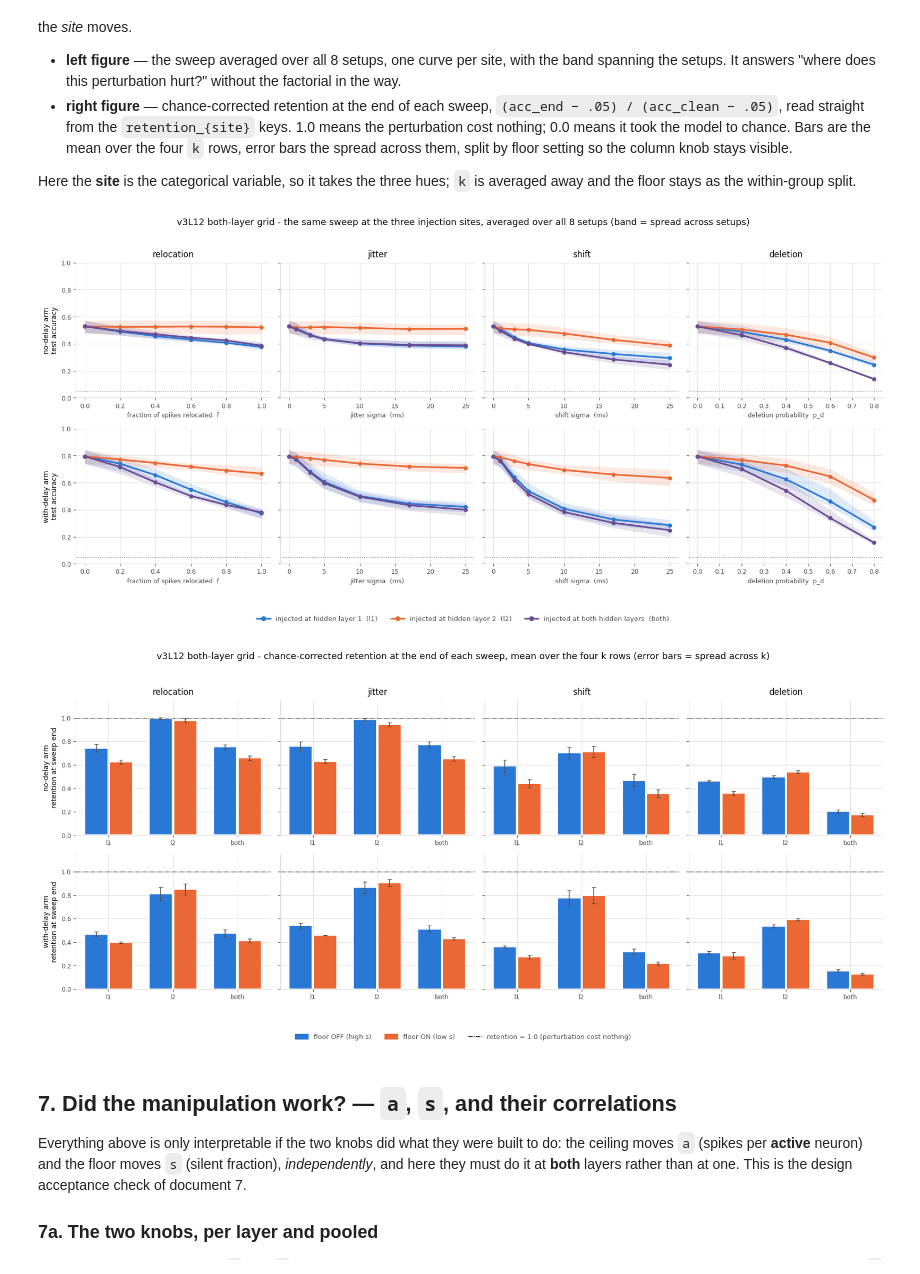
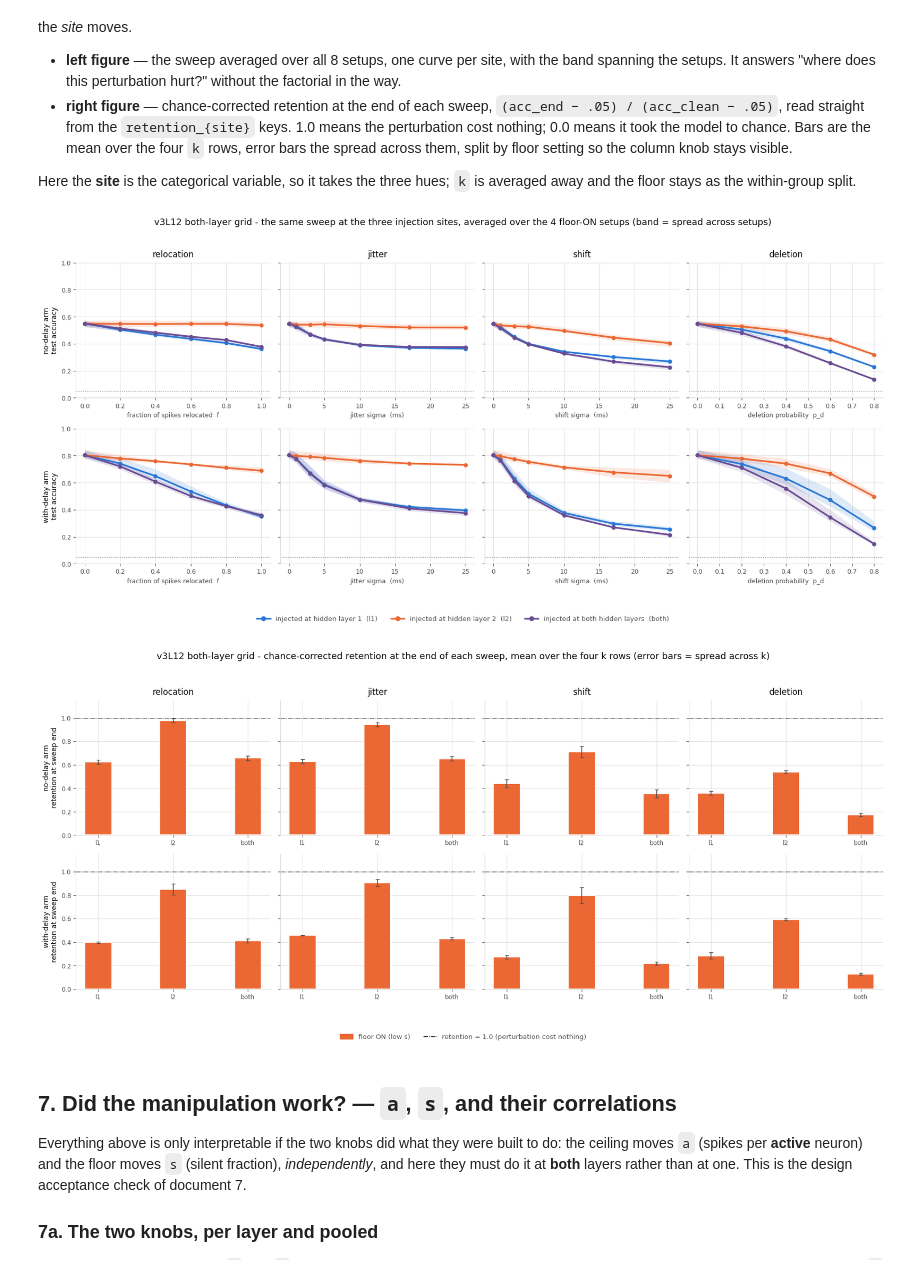
Before and after one commit to Laaaaack/beyond-beyond-rate, a Jupyter notebook: my_project/exp_sparse_network/result_visualization/bothLayer/results_visualization.ipynb, the cells around one changed output. Saved outputs shown, nothing was run; the diff lists cells and outputs as text; code cells hidden in the pictures.

```diff
--- a/my_project/exp_sparse_network/result_visualization/bothLayer/results_visualization.ipynb
+++ b/my_project/exp_sparse_network/result_visualization/bothLayer/results_visualization.ipynb
@@ -317,11 +340,12 @@ for col, (arm, arm_label) in enumerate(ARMS):
     axis.text(0.99, 0.99, caption, transform=axis.transAxes, ha="right",
               va="top", fontsize=8.5, color=INK)
 
-    for index, floor in enumerate([0.0, 1.0]):
+    drawn_floors = floor_levels()
+    for index, floor in enumerate(drawn_floors):
         rows = [per_setup[f"k{k:g}_floor{floor:g}"] for k in levels]
         means = [row["clean_acc"] for row in rows]
         errs = [row["clean_acc_std"] for row in rows]
-        offset = (index - 0.5) * (width + 0.02)
+        offset = bar_offset(index, len(drawn_floors), width)
         axis.bar(positions + offset, means, width, yerr=errs, capsize=3,
                  color=FLOOR_COLOUR[floor], edgecolor="#fcfcfb", linewidth=1.5,
                  error_kw=dict(ecolor=INK_MUTED, lw=1.2), zorder=2)
@@ -341,9 +365,10 @@ for col, (arm, arm_label) in enumerate(ARMS):
 
 axes[0].set_ylim(0.0, 1.0)
 
-handles = [
-    plt.Rectangle((0, 0), 1, 1, color=FLOOR_COLOUR[0.0], label="floor OFF (high s)"),
-    plt.Rectangle((0, 0), 1, 1, color=FLOOR_COLOUR[1.0], label="floor ON (low s)"),
+handles = [plt.Rectangle((0, 0), 1, 1, color=FLOOR_COLOUR[floor],
+                        label=FLOOR_LABEL[floor])
+           for floor in floor_levels()]
+handles += [
     plt.Line2D([], [], color=INK, linestyle="-.", linewidth=1.8,
                label="non-sparse baseline"),
     plt.Line2D([], [], color=INK_MUTED, linewidth=1, linestyle=":",
@@ -556,14 +579,16 @@ for row, (arm, arm_label) in enumerate(ARMS):
         axis = axes[row][col]
         per_setup = load_per_setup(arm, folder, stem)
 
+        drawn_setups = [entry for entry in per_setup.values()
+                        if show_floor(entry["floor_strength"])]
         for site, site_label in SITES:
             field = f"{prefix}_{site}"
-            first = next(iter(per_setup.values()))[field]
+            first = drawn_setups[0][field]
             grid = np.array([float(point) for point in first])
             # One row per setup, so the band is the spread across the grid cells
             # rather than across seeds -- the seeds are already averaged in.
             curves = np.array([[entry[field][p]["mean"] for p in entry[field]]
-                               for entry in per_setup.values()])
+                               for entry in drawn_setups])
             axis.plot(grid, curves.mean(axis=0), color=SITE_COLOUR[site],
                       linewidth=2.4, marker="o", markersize=5, zorder=3)
             axis.fill_between(grid, curves.min(axis=0), curves.max(axis=0),
@@ -584,13 +609,16 @@ handles = [plt.Line2D([], [], color=SITE_COLOUR[site], linewidth=2.5, marker="o"
            for site, site_label in SITES]
 figure.legend(handles=handles, loc="lower center", ncol=3, frameon=False,
               fontsize=9.5, labelcolor=INK_MUTED, bbox_to_anchor=(0.5, -0.04))
+# The average is over whichever setups are on display, so name the count.
+n_drawn = len(k_levels(ARMS[0][0])) * len(floor_levels())
+setup_note = "all 8 setups" if SHOW_FLOOR_OFF else f"the {n_drawn} floor-ON setups"
 figure.suptitle("v3L12 both-layer grid - the same sweep at the three injection "
-                "sites, averaged over all 8 setups (band = spread across setups)",
+                f"sites, averaged over {setup_note} (band = spread across setups)",
                 fontsize=13, color=INK)
 figure.tight_layout(rect=(0, 0.05, 1, 0.96))
 plt.show()
 # %% [output]
-[figure, old version]
+[figure, new version]
 # %%
 figure, axes = plt.subplots(2, 4, figsize=(17, 7.6), sharey=True)
 width = 0.36
@@ -602,45 +630,47 @@ for row, (arm, arm_label) in enumerate(ARMS):
         per_setup = load_per_setup(arm, folder, stem)
         positions = np.arange(len(SITES))
 
-        for index, floor in enumerate([0.0, 1.0]):
+        drawn_floors = floor_levels()
+        for index, floor in enumerate(drawn_floors):
             means, errs = [], []
             for site, _ in SITES:
                 values = [per_setup[f"k{k:g}_floor{floor:g}"][f"retention_{site}"]
                           for k in levels]
                 means.append(float(np.mean(values)))
                 errs.append(float(np.std(values)))
-            offset = (index - 0.5) * (width + 0.02)
+            offset = bar_offset(index, len(drawn_floors), width)
             axis.bar(positions + offset, means, width, yerr=errs, capsize=3,
                      color=FLOOR_COLOUR[floor], edgecolor="#fcfcfb", linewidth=1.5,
                      error_kw=dict(ecolor=INK_MUTED, lw=1.2), zorder=2)
 
         axis.axhline(1.0, color=INK, linewidth=1, linestyle="-.", alpha=0.6)
         axis.set_xticks(positions)
         axis.set_xticklabels([site for site, _ in SITES])
         style_axis(axis)
         if col == 0:
             axis.set_ylabel(f"{arm_label}\nretention at sweep end", fontsize=10,
                             color=INK)
         if row == 0:
             axis.set_title(label, fontsize=12, color=INK, pad=8)
 
 axes[0][0].set_ylim(0.0, 1.15)
 
-handles = [
-    plt.Rectangle((0, 0), 1, 1, color=FLOOR_COLOUR[0.0], label="floor OFF (high s)"),
-    plt.Rectangle((0, 0), 1, 1, color=FLOOR_COLOUR[1.0], label="floor ON (low s)"),
+handles = [plt.Rectangle((0, 0), 1, 1, color=FLOOR_COLOUR[floor],
+                        label=FLOOR_LABEL[floor])
+           for floor in floor_levels()]
+handles += [
     plt.Line2D([], [], color=INK, linestyle="-.", linewidth=1,
                label="retention = 1.0 (perturbation cost nothing)"),
 ]
 figure.legend(handles=handles, loc="lower center", ncol=3, frameon=False,
               fontsize=9.5, labelcolor=INK_MUTED, bbox_to_anchor=(0.5, -0.05))
 figure.suptitle("v3L12 both-layer grid - chance-corrected retention at the end of "
                 "each sweep, mean over the four k rows (error bars = spread "
                 "across k)", fontsize=13, color=INK)
 figure.tight_layout(rect=(0, 0.05, 1, 0.95))
 plt.show()
 # %% [output]
-[figure, old version]
+[figure, new version]
 # %% [markdown]
 ## 7. Did the manipulation work? — `a`, `s`, and their correlations
 
```
Also changed, not shown: parts of 9 cells of this notebook, 4 other files.
